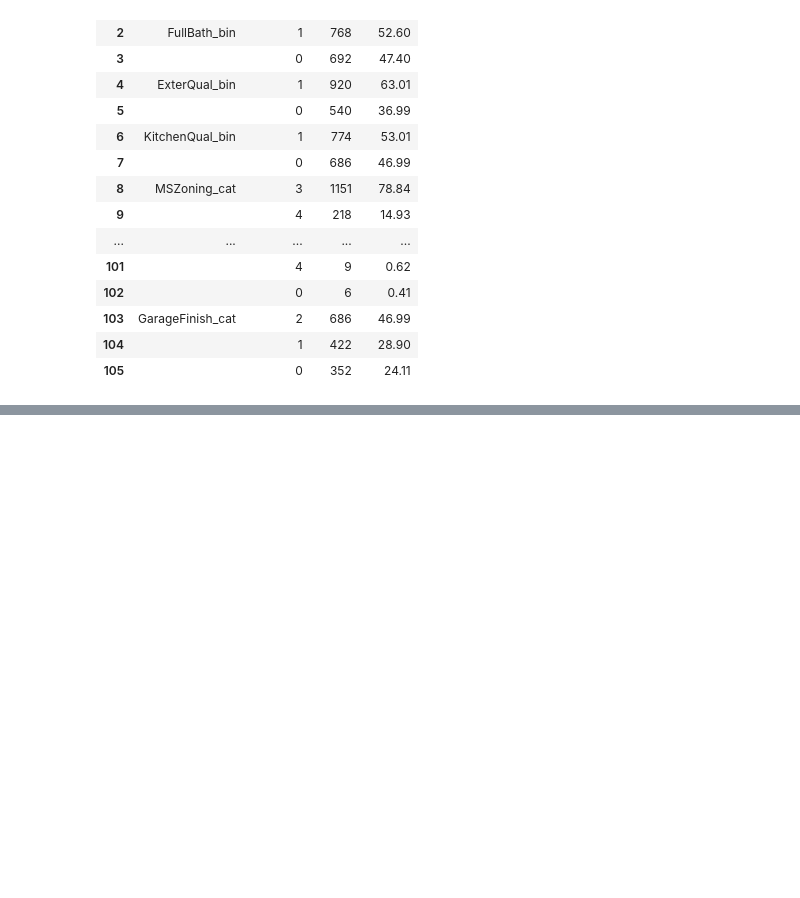
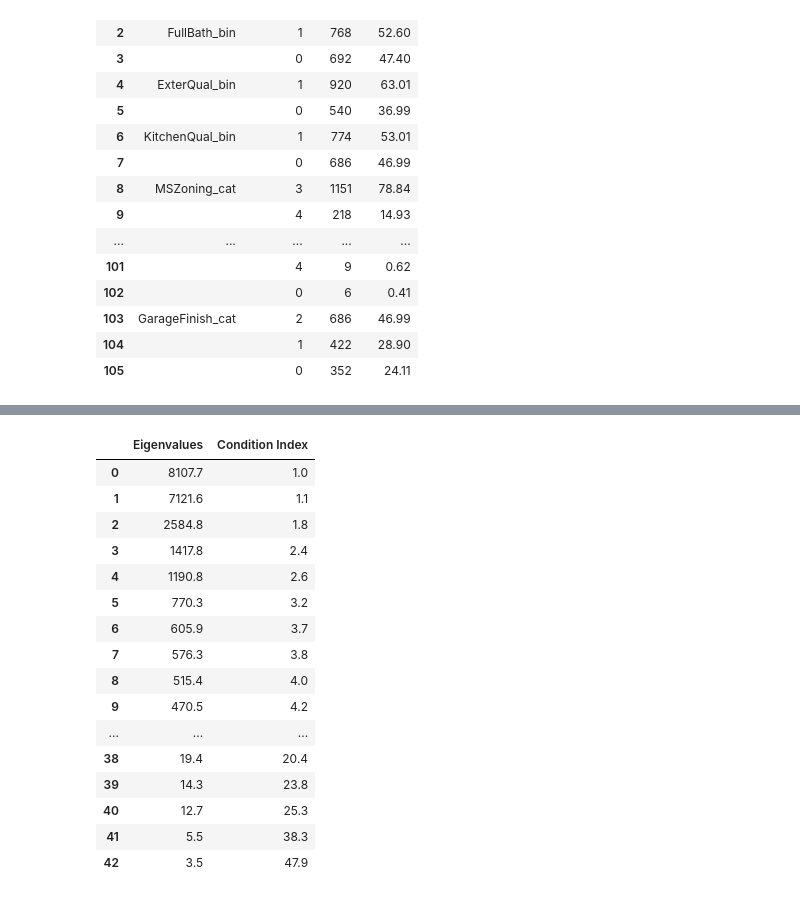
Before and after one commit to patrycja-naumczyk/Kaggle_housePrice, a Jupyter notebook: ML_reg.ipynb, the cells around one changed output, grey strips where cells are left out. Cells and saved outputs as stored; diff of their text form; code cells hidden in the pictures; blank space fills up the shorter version.

```diff
--- a/ML_reg.ipynb
+++ b/ML_reg.ipynb
@@ -311,0 +447,35 @@ First of all - quite a few variables have multiple categories that are underrepr
+# %%
+x = np.asarray(x)
+# %%
+# Getting the singular values from SVD
+_, sing_as, _ = np.linalg.svd(x)
+
+
+# Calculating the condiction index
+condition_index = []
+for n in sing_as:
+    ci = sing_as.max() / n
+    condition_index.append(ci)
+
+eigen_vals = (sing_as * sing_as).round(3)
+
+pd.DataFrame(np.c_[eigen_vals, condition_index],
+             columns = ["Eigenvalues", "Condition Index"]).round(1)
+# %% [output]
+|  | Eigenvalues | Condition Index |
+| 0 | 8107.7 | 1.0 |
+| 1 | 7121.6 | 1.1 |
+| 2 | 2584.8 | 1.8 |
+| 3 | 1417.8 | 2.4 |
+| 4 | 1190.8 | 2.6 |
+| 5 | 770.3 | 3.2 |
+| 6 | 605.9 | 3.7 |
+| 7 | 576.3 | 3.8 |
+| 8 | 515.4 | 4.0 |
+| 9 | 470.5 | 4.2 |
+| ... | ... | ... |
+| 38 | 19.4 | 20.4 |
+| 39 | 14.3 | 23.8 |
+| 40 | 12.7 | 25.3 |
+| 41 | 5.5 | 38.3 |
+| 42 | 3.5 | 47.9 |
```
Also changed, not shown: parts of 15 cells of this notebook.
